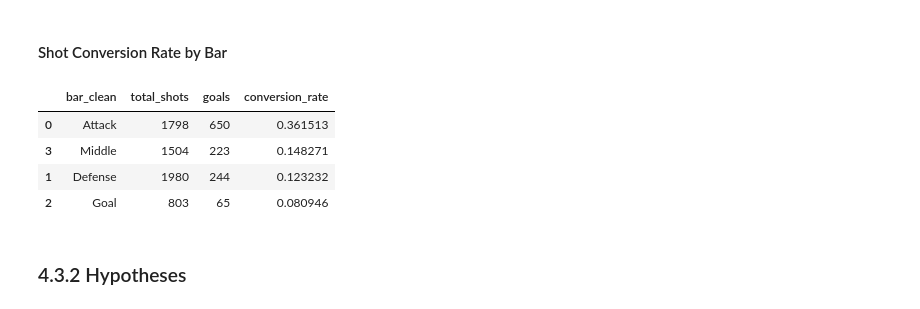
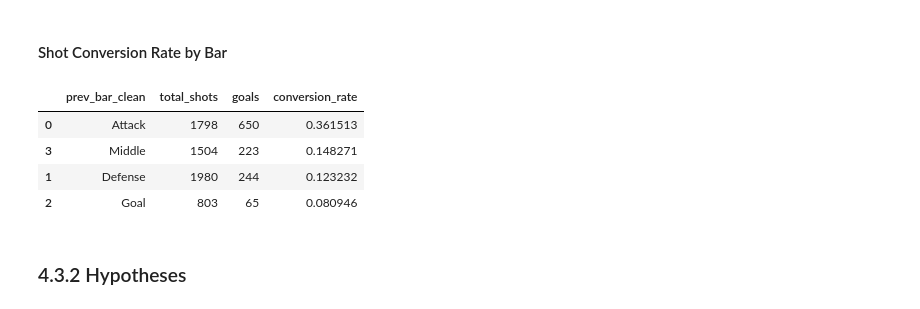
Before and after one commit to Rutvik-rn/Kicker-Strategy, a Jupyter notebook: results.ipynb, the cells around one changed output. Saved outputs shown, nothing was run; the diff lists cells and outputs as text; code cells hidden in the pictures.

```diff
--- a/results.ipynb
+++ b/results.ipynb
@@ -79,7 +79,12 @@ timestamped_data['possession_length'] = timestamped_data.groupby('possession_id'
 shots = timestamped_data[timestamped_data["event_type"] == "shot"].copy()
 shots["hold_time"] = shots["timestamp"] - timestamped_data.groupby(["game", "run_id"])["timestamp"].shift(1)
 shots = shots[(shots["hold_time"] > 0) & (shots["hold_time"].notna())]
-shots["bar_clean"] = shots["prev_bar"].str.replace(r"\d+", "", regex=True).str.strip()
+shots["prev_bar_clean"] = shots["prev_bar"].str.replace(r"\d+", "", regex=True).str.strip()
+
+shots["p1_scored"] = ((shots["player"] == shots["player_1"]) & (shots["is_goal"] == True)).astype(int)
+shots["p2_scored"] = ((shots["player"] == shots["player_2"]) & (shots["is_goal"] == True)).astype(int)
+shots["points_p1"] = shots.groupby(["game", "run_id"])["p1_scored"].cumsum().shift(1).fillna(0)
+shots["points_p2"] = shots.groupby(["game", "run_id"])["p2_scored"].cumsum().shift(1).fillna(0)
 
 #aggregating the data for each round
 round_data = timestamped_data.groupby(['game', 'run_id', 'round']).agg( #aggregating the data for each round
@@ -149,16 +154,6 @@ player_hold_time.sort_values(by="avg_hold_time", ascending=True)
 # %% [markdown]
 #### Tanja Hold Time
 # %%
-# Calculate Hold Time and Score State
-shots = timestamped_data[timestamped_data["event_type"] == "shot"].copy()
-shots["hold_time"] = shots["timestamp"] - timestamped_data.groupby(["game", "run_id"])["timestamp"].shift(1)
-shots = shots[(shots["hold_time"] > 0) & (shots["hold_time"].notna())]
-
-shots["p1_scored"] = ((shots["player"] == shots["player_1"]) & (shots["is_goal"] == True)).astype(int)
-shots["p2_scored"] = ((shots["player"] == shots["player_2"]) & (shots["is_goal"] == True)).astype(int)
-shots["points_p1"] = shots.groupby(["game", "run_id"])["p1_scored"].cumsum().shift(1).fillna(0)
-shots["points_p2"] = shots.groupby(["game", "run_id"])["p2_scored"].cumsum().shift(1).fillna(0)
-
 tanja_shots = shots[shots["player"] == "Tanja"].copy()
 is_p1 = (tanja_shots["player_1"] == "Tanja")
 
@@ -690,10 +685,10 @@ plt.show()
 # %% [markdown]
 #### Shot Conversion Rate by Bar
 # %%
-bar_stats =shots.groupby("bar_clean")["is_goal"].agg(total_shots="count",goals="sum",conversion_rate="mean").reset_index()
+bar_stats = shots.groupby("prev_bar_clean")["is_goal"].agg(total_shots="count",goals="sum",conversion_rate="mean").reset_index()
 bar_stats.sort_values(by='conversion_rate', ascending=False)
 # %% [output]
-|  | bar_clean | total_shots | goals | conversion_rate |
+|  | prev_bar_clean | total_shots | goals | conversion_rate |
 | 0 | Attack | 1798 | 650 | 0.361513 |
 | 3 | Middle | 1504 | 223 | 0.148271 |
 | 1 | Defense | 1980 | 244 | 0.123232 |
```
Also changed, not shown: parts of 8 cells of this notebook.
